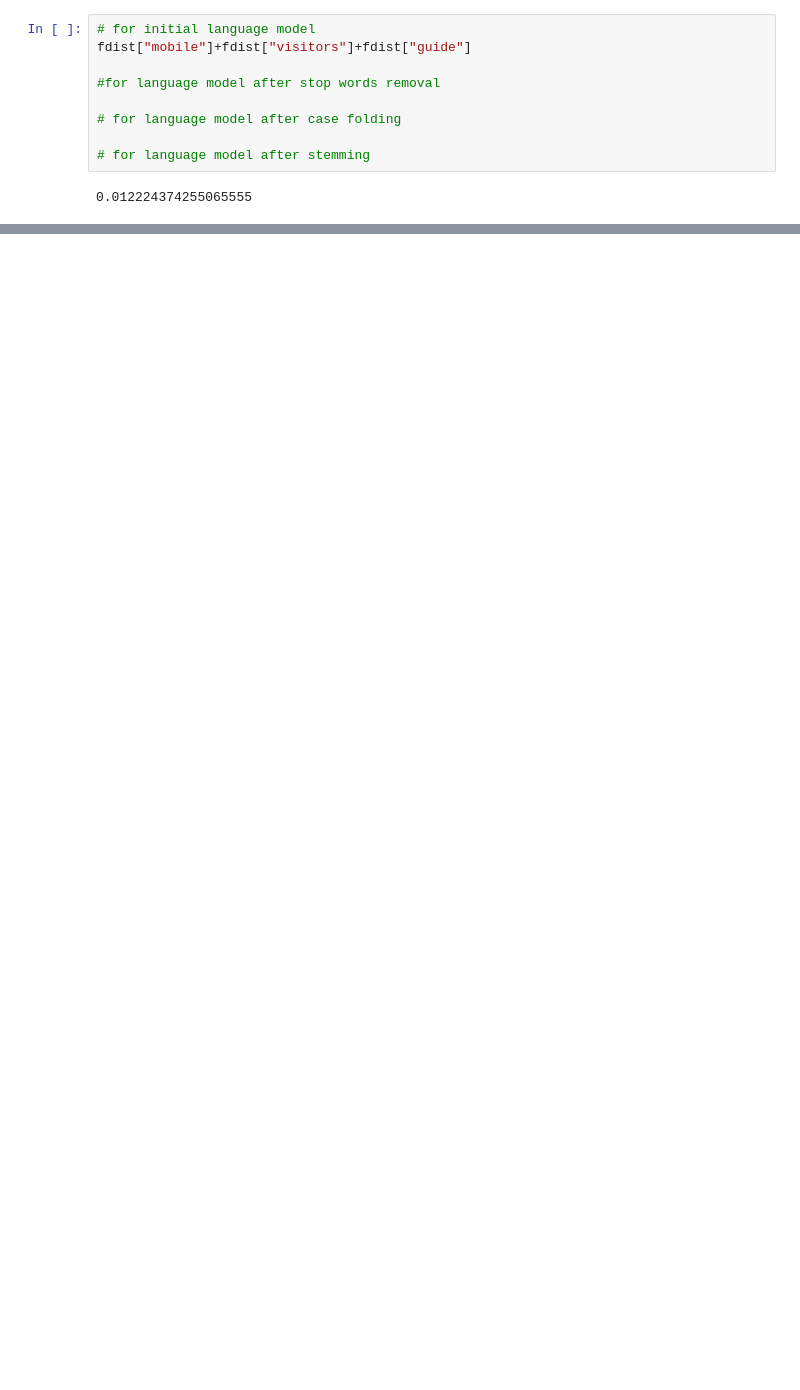
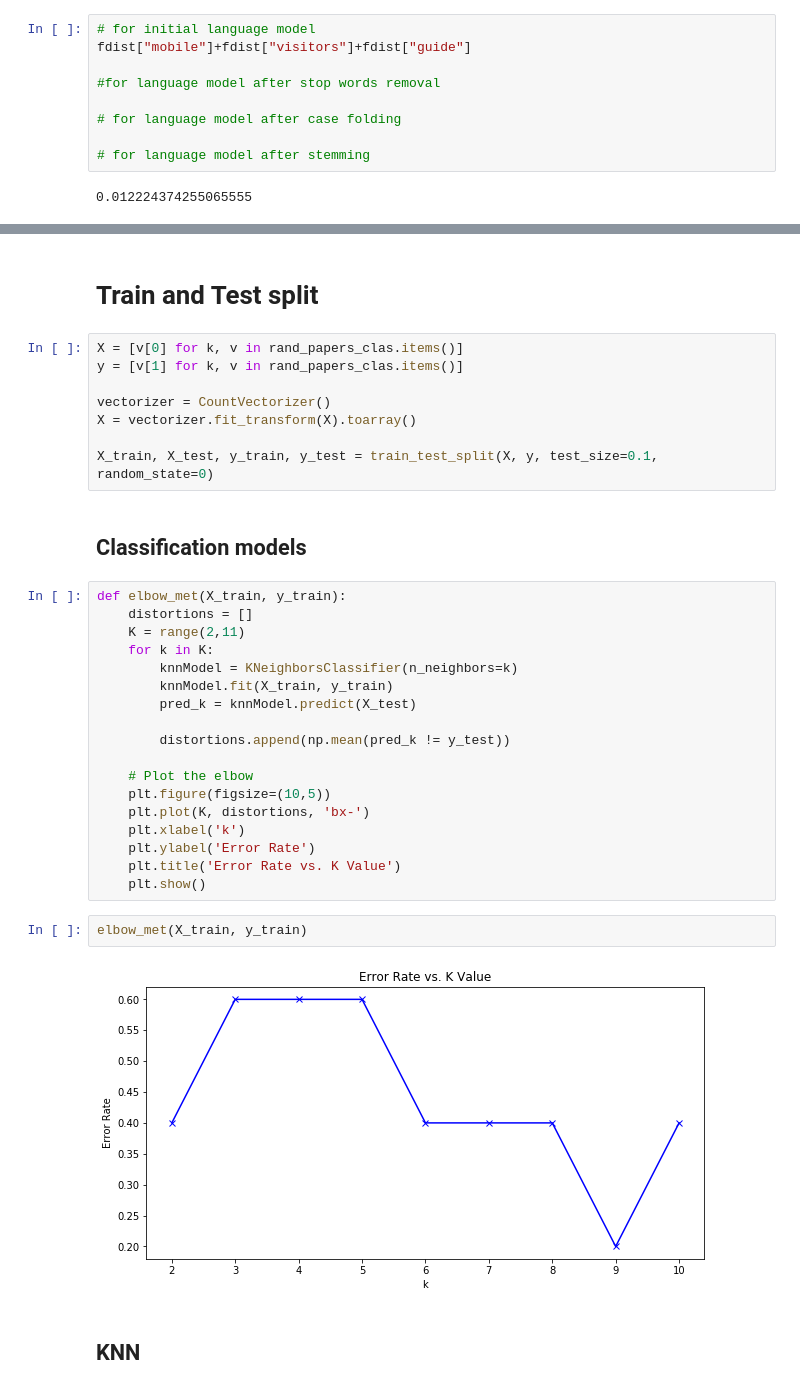
Before and after one commit to sharon-kurant/IR_HW, a Jupyter notebook: HW.ipynb, the cells around one changed output, grey strips where cells are left out. Saved outputs shown, nothing was run; the diff lists cells and outputs as text; blank space fills up the shorter version.

Commit message:
added all classifiers

```diff
--- a/HW.ipynb
+++ b/HW.ipynb
@@ -208,0 +257,36 @@ rel_list
+# %% [markdown]
+# Train and Test split
+# %%
+X = [v[0] for k, v in rand_papers_clas.items()]
+y = [v[1] for k, v in rand_papers_clas.items()]
+
+vectorizer = CountVectorizer()
+X = vectorizer.fit_transform(X).toarray()
+
+X_train, X_test, y_train, y_test = train_test_split(X, y, test_size=0.1, random_state=0)
+# %% [markdown]
+## Classification models
+# %%
+def elbow_met(X_train, y_train):
+    distortions = []
+    K = range(2,11)
+    for k in K:
+        knnModel = KNeighborsClassifier(n_neighbors=k)
+        knnModel.fit(X_train, y_train)
+        pred_k = knnModel.predict(X_test)
+
+        distortions.append(np.mean(pred_k != y_test))
+
+    # Plot the elbow
+    plt.figure(figsize=(10,5))
+    plt.plot(K, distortions, 'bx-')
+    plt.xlabel('k')
+    plt.ylabel('Error Rate')
+    plt.title('Error Rate vs. K Value')
+    plt.show()
+# %%
+elbow_met(X_train, y_train)
+# %% [output]
+[figure, added]
+# %% [markdown]
+## KNN
```
Also changed, not shown: parts of 24 cells of this notebook.
